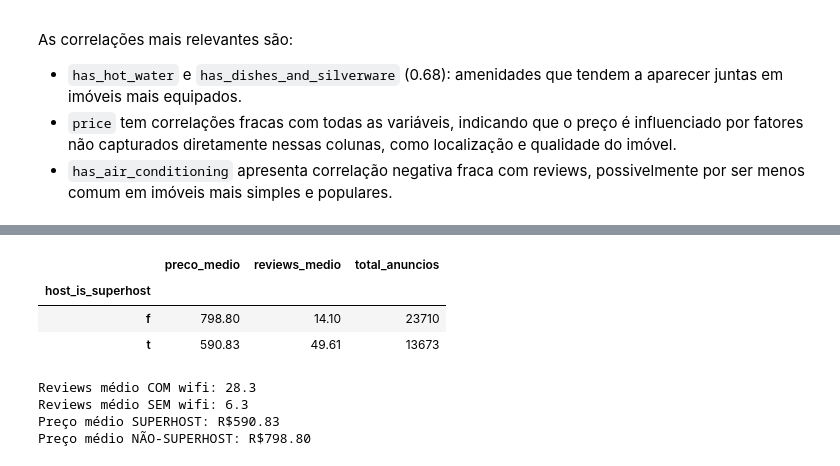
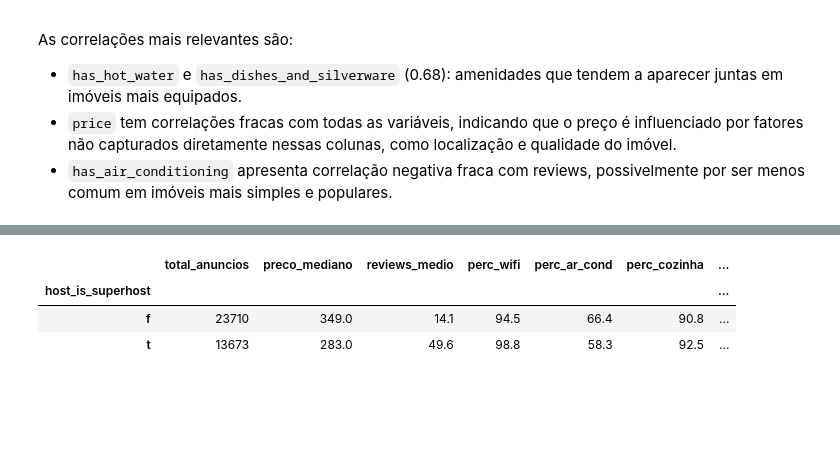
Before and after one commit to KaikyLima/mestrado, a Jupyter notebook: cienciaDados/atv1/nbAtv1.ipynb, the cells around one changed output, grey strips where cells are left out. Cells and saved outputs as stored; diff of their text form; code cells hidden in the pictures; blank space fills up the shorter version.

Commit message:
fix: estatisticas do super host

```diff
--- a/cienciaDados/atv1/nbAtv1.ipynb
+++ b/cienciaDados/atv1/nbAtv1.ipynb
@@ -352,22 +398,31 @@ Resultado: Rejeitamos H0
 # %%
+# Criando as 5 colunas binárias
+df['has_wifi'] = df['amenities'].str.contains('Wifi|Wi-Fi', case=False, na=False).astype(int)
+df['has_air_cond'] = df['amenities'].str.contains('Air conditioning', case=False, na=False).astype(int)
+df['has_kitchen'] = df['amenities'].str.contains('Kitchen', case=False, na=False).astype(int)
+df['has_tv'] = df['amenities'].str.contains('TV', case=False, na=False).astype(int)
+df['has_pool'] = df['amenities'].str.contains('Pool', case=False, na=False).astype(int)
+
 resumo_host = df.groupby('host_is_superhost').agg(
-    preco_medio=('price', 'mean'),
+    total_anuncios=('id', 'count'),
+    preco_mediano=('price', 'median'),
     reviews_medio=('number_of_reviews', 'mean'),
-    total_anuncios=('id', 'count')
-).round(2)
+
+    perc_wifi=('has_wifi', 'mean'),
+    perc_ar_cond=('has_air_cond', 'mean'),
+    perc_cozinha=('has_kitchen', 'mean'),
+    perc_tv=('has_tv', 'mean'),
+    perc_piscina=('has_pool', 'mean')
+)
+
+colunas_perc = ['perc_wifi', 'perc_ar_cond', 'perc_cozinha', 'perc_tv', 'perc_piscina']
+resumo_host[colunas_perc] = (resumo_host[colunas_perc] * 100).round(1)
+resumo_host['preco_mediano'] = resumo_host['preco_mediano'].round(2)
+resumo_host['reviews_medio'] = resumo_host['reviews_medio'].round(1)
+
 display(resumo_host)
-
-# Médias para contextualizar os testes
-print(f"Reviews médio COM wifi: {com_wifi.mean():.1f}")
-print(f"Reviews médio SEM wifi: {sem_wifi.mean():.1f}")
-print(f"Preço médio SUPERHOST: R${super.mean():.2f}")
-print(f"Preço médio NÃO-SUPERHOST: R${nao_super.mean():.2f}")
 # %% [output]
-|  | preco_medio | reviews_medio | total_anuncios |
-| host_is_superhost |  |  |  |
-| f | 798.80 | 14.10 | 23710 |
-| t | 590.83 | 49.61 | 13673 |
+|  | total_anuncios | preco_mediano | reviews_medio | perc_wifi | perc_ar_cond | perc_cozinha | ... |
+| host_is_superhost |  |  |  |  |  |  | ... |
+| f | 23710 | 349.0 | 14.1 | 94.5 | 66.4 | 90.8 | ... |
+| t | 13673 | 283.0 | 49.6 | 98.8 | 58.3 | 92.5 | ... |
-Reviews médio COM wifi: 28.3
-Reviews médio SEM wifi: 6.3
-Preço médio SUPERHOST: R$590.83
-Preço médio NÃO-SUPERHOST: R$798.80
```
Also changed, not shown: parts of 3 cells of this notebook.
